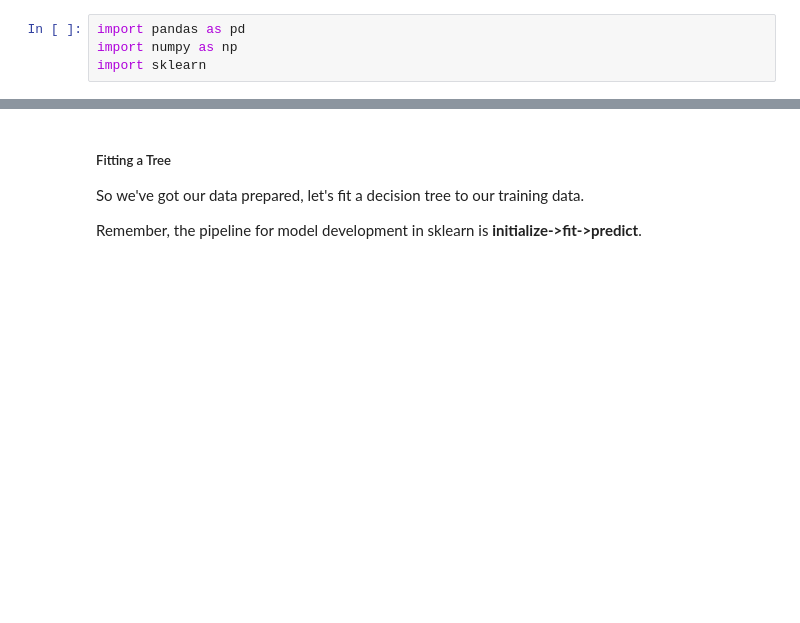
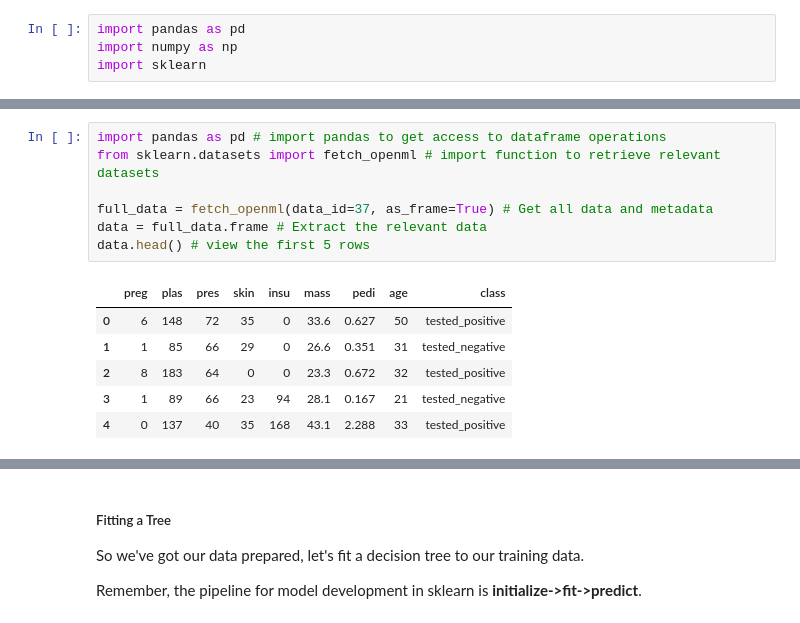
Before and after one commit to upadhyan/SUDS-2026-Bootcamp-Friday, a Jupyter notebook: labs/Supervised_Lab.ipynb, the cells around one changed output, grey strips where cells are left out. Saved outputs shown, nothing was run; the diff lists cells and outputs as text; blank space fills up the shorter version.

```diff
--- a/labs/Supervised_Lab.ipynb
+++ b/labs/Supervised_Lab.ipynb
@@ -127,0 +32,14 @@ X_test = imp.transform(X_test)
+# %%
+import pandas as pd # import pandas to get access to dataframe operations
+from sklearn.datasets import fetch_openml # import function to retrieve relevant datasets
+
+full_data = fetch_openml(data_id=37, as_frame=True) # Get all data and metadata
+data = full_data.frame # Extract the relevant data
+data.head() # view the first 5 rows
+# %% [output]
+|  | preg | plas | pres | skin | insu | mass | pedi | age | class |
+| 0 | 6 | 148 | 72 | 35 | 0 | 33.6 | 0.627 | 50 | tested_positive |
+| 1 | 1 | 85 | 66 | 29 | 0 | 26.6 | 0.351 | 31 | tested_negative |
+| 2 | 8 | 183 | 64 | 0 | 0 | 23.3 | 0.672 | 32 | tested_positive |
+| 3 | 1 | 89 | 66 | 23 | 94 | 28.1 | 0.167 | 21 | tested_negative |
+| 4 | 0 | 137 | 40 | 35 | 168 | 43.1 | 2.288 | 33 | tested_positive |
```
Also changed, not shown: parts of 44 cells of this notebook.
